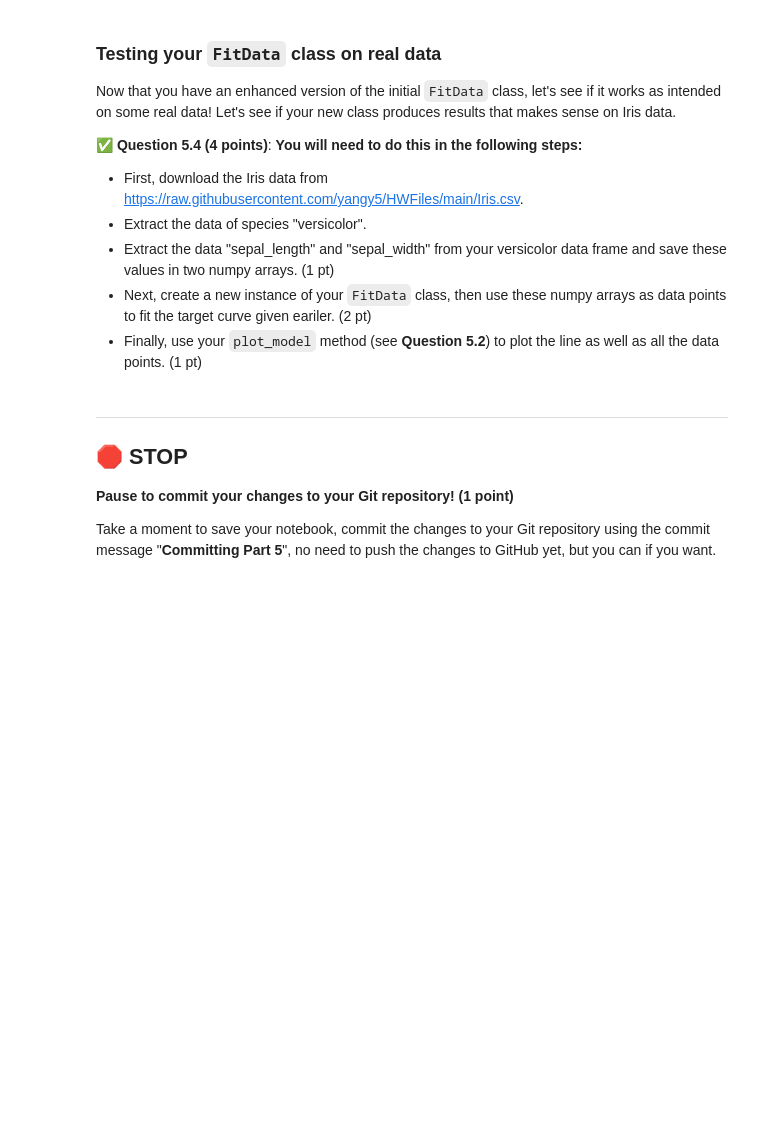
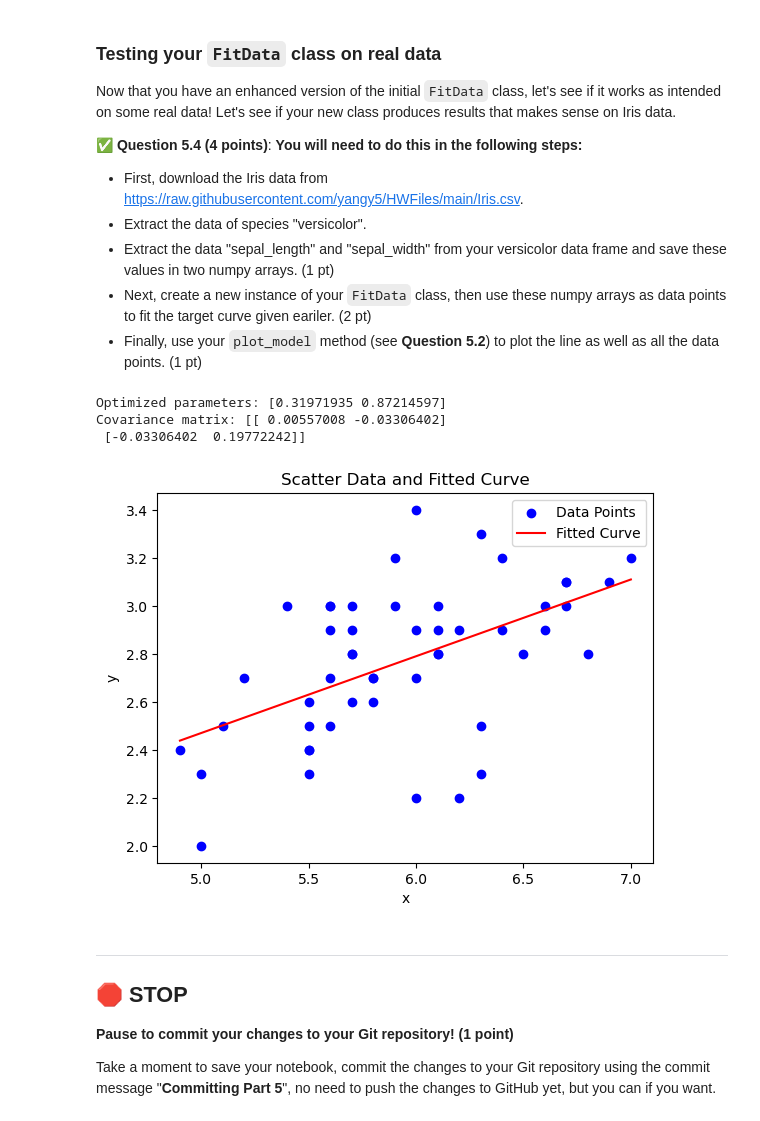
Before and after one commit to grenadi3/CMSE202-f25-turnin, a Jupyter notebook: hw-01/HW-01_GitPracticeDebuggingPythonPackagesAndClasses-SS25-STUDENT.ipynb, the cells around one changed output. Drawn from its saved outputs; the diff is of its cells as text; code cells hidden in the pictures; blank space fills up the shorter version.

```diff
--- a/hw-01/HW-01_GitPracticeDebuggingPythonPackagesAndClasses-SS25-STUDENT.ipynb
+++ b/hw-01/HW-01_GitPracticeDebuggingPythonPackagesAndClasses-SS25-STUDENT.ipynb
@@ -458,8 +463,10 @@ from scipy.optimize import curve_fit
 Use Pandas to read the data. You should have two numpy array: one for xdata and the other for ydata. Plot this dataset in scatter plot. **(1 point)**
 # %%
 # write your code in this cell
+df = pd.read_csv('xy_dataset.csv')
 
-
+xdata = np.array(df['xdata'])
+ydata = np.array(df['ydata'])
 
 # print the values
 print(xdata)
@@ -567,2 +618,26 @@ print(model)
+# %%
+# Put your non-buggy code here
+
+class FitData:
+
+    def __init__(self, xdata, ydata): #self
+        self.xdata = xdata
+        self.ydata = ydata
+
+    def summary_stats(self):
+        return {
+            "mean_x": np.mean(self.xdata),
+            "std_x": np.std(self.xdata),
+            "mean_y": np.mean(self.ydata),
+            "std_y": np.std(self.ydata)
+        }
+
+    def CurveFit_model(self, func): #take in a func
+        popt = curve_fit(func, self.xdata, self.ydata)
+        return {
+            "coefficient a": popt[0][0], #access correct values
+            "coefficient b": popt[0][1],
+            "coefficient c": popt[0][2]
+        }
 # %% [markdown]
 &#9989; **Question 5.2 (4 points)**: Now, **create a new class method named `plot_model`.** It takes three input arguments: `magnitude`, `exponet`, and `intercept`. For the output, it generates two plots on the same figure: one is the scatter data points {(xdata, ydata)} and the other is the fitted curve.
@@ -602,3 +723,5 @@ Now that you have an enhanced version of the initial `FitData` class, let's see
 # download the data using curl
 # %%
 # use Pandas to load data
+df = pd.read_csv('Iris.csv')
+df_versicolor = df[df["species"] == "versicolor"]
@@ -607,3 +728,22 @@ Now that you have an enhanced version of the initial `FitData` class, let's see
+# %%
+# Fit and plot the Iris sepal_length and sepal_width data
+x = df_versicolor["sepal_length"].values
+y = df_versicolor["sepal_width"].values
+
+# 4. Create a FitData instance
+model = FitData(x, y)
+
+def target_curve(x, a, b):
+    return a*x + b
+
+model.CurveFit_model(target_curve)
+
+model.plot_model()
+# %% [output]
+Optimized parameters: [0.31971935 0.87214597]
+Covariance matrix: [[ 0.00557008 -0.03306402]
+ [-0.03306402  0.19772242]]
+[figure, added]
 # %% [markdown]
 ---
 ## &#128721; STOP
```
Also changed, not shown: parts of 14 cells of this notebook, 2 other files.
